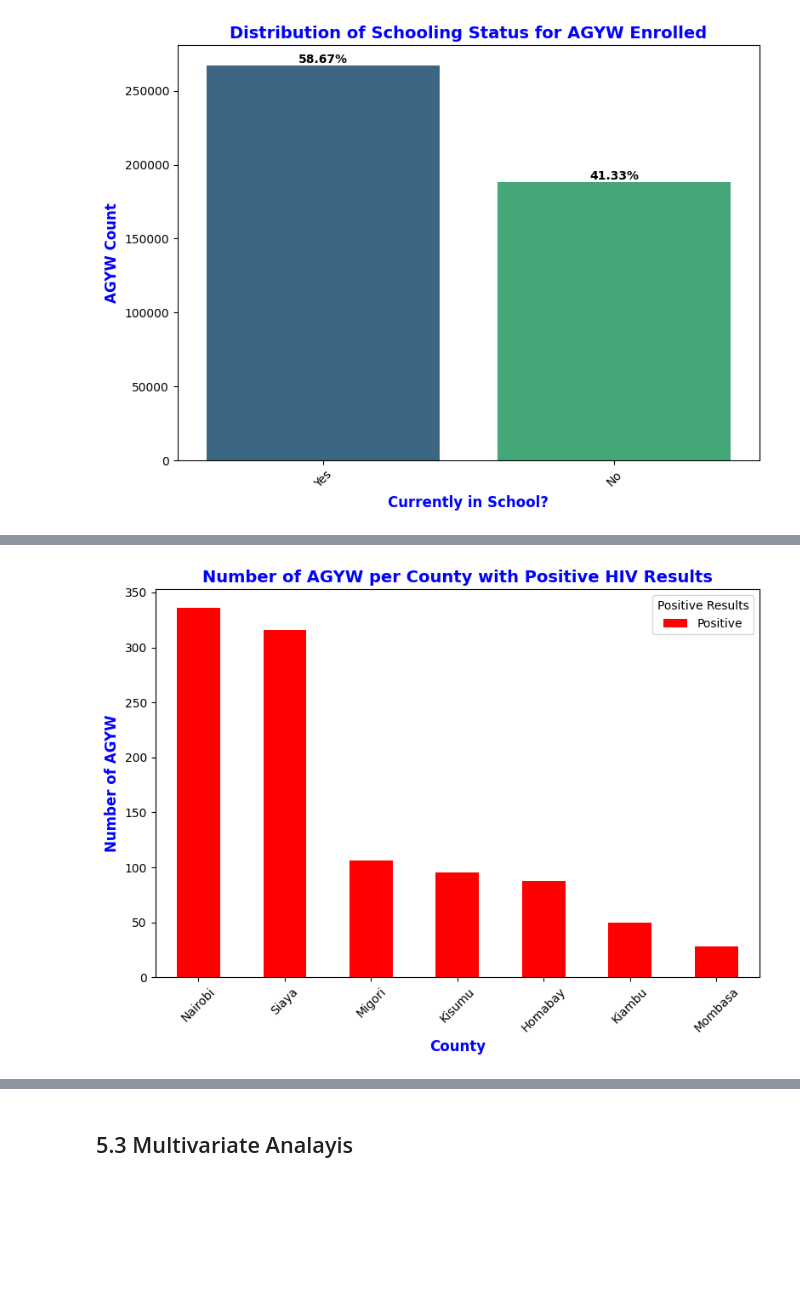
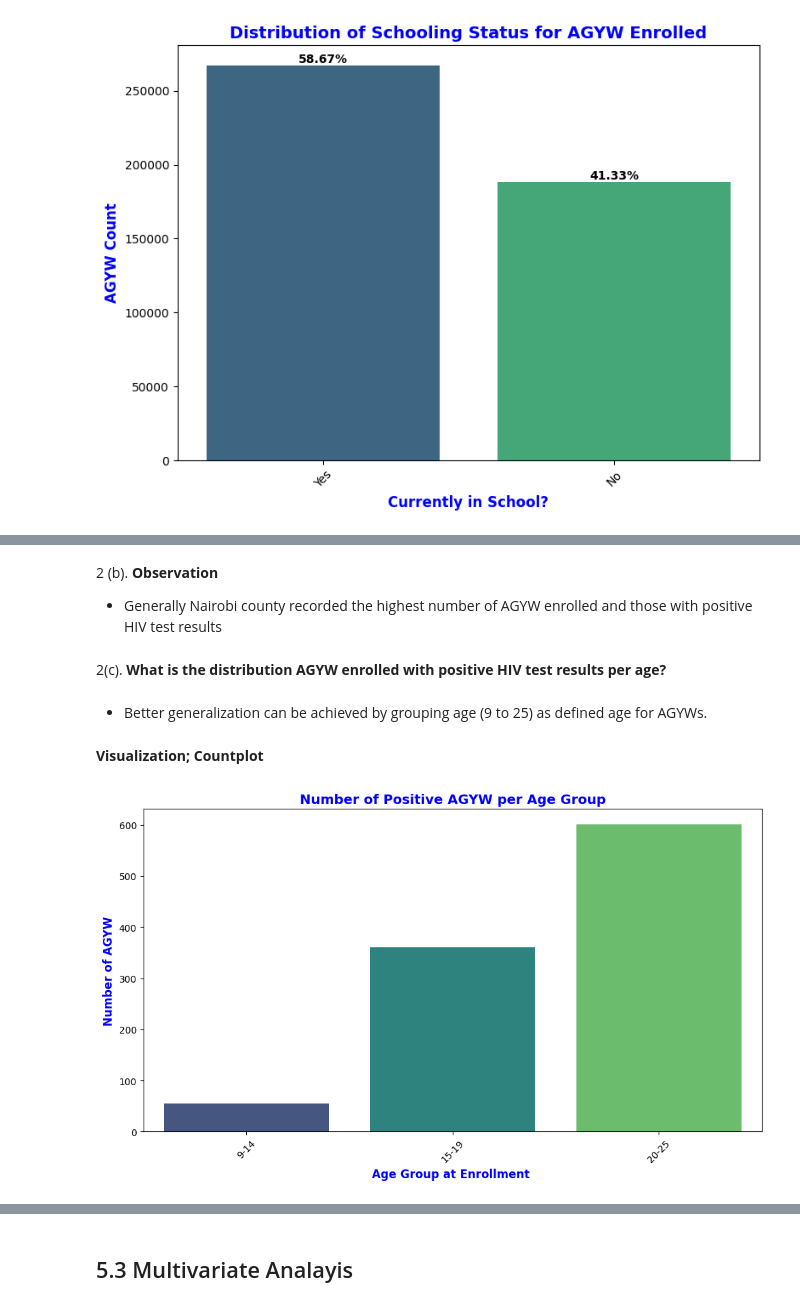
Before and after one commit to RichieRicky/DSF-PT08P5-GROUP5_CAPSTONE-PROJECT, a Jupyter notebook: FELIX_LIMO.ipynb, the cells around one changed output, grey strips where cells are left out. Cells and saved outputs as stored; diff of their text form; code cells hidden in the pictures; blank space fills up the shorter version.

```diff
--- a/FELIX_LIMO.ipynb
+++ b/FELIX_LIMO.ipynb
@@ -542,14 +623,36 @@ agyw_per_county
+# %% [markdown]
+2 (b). **Observation**
+
+* Generally Nairobi county recorded the highest number of AGYW enrolled and those with positive HIV test results
+# %% [markdown]
+2(c). **What is the distribution AGYW enrolled with positive HIV test results per age?**
+# %% [markdown]
+* Better generalization can be achieved by grouping age (9 to 25) as defined age for AGYWs.
+# %%
+#Filtertaset by age between 9 and 25
+# Filter positive HIV results only
+agyw_positive = clean_df[(clean_df['age_at_enrollment'] >= 9) & (clean_df['age_at_enrollment'] <= 25) & (clean_df['result'] == 'Positive')]
+
+# Age groups
+ages = [9, 14, 19, 25]
+age_labels = ['9-14', '15-19', '20-25']
+
+# Create a age group feature
+agyw_positive['age_group'] = pd.cut(agyw_positive['age_at_enrollment'], bins=ages, labels=age_labels, right=True)
+# %% [markdown]
+**Visualization; Countplot**
 # %%
-#Visualize
-#AGYW per county with positive hiv result
-agyw_per_county['Positive'].sort_values(ascending=False).plot(kind='bar', figsize=(8, 6), color='red')
-
-plt.title('Number of AGYW per County with Positive HIV Results', size=14, color='blue', weight='bold')
-plt.xlabel('County', size=12, color='blue', weight='bold')
+#Positive HIV per age of enrollment
+#Figure
+plt.figure(figsize=(10, 6))
+#Countplot
+sns.countplot(x='age_group', data=agyw_positive, palette='viridis')
+#Set title and labels
+plt.title('Number of Positive AGYW per Age Group', size=14, color='blue', weight='bold')
+plt.xlabel('Age Group at Enrollment ', size=12, color='blue', weight='bold')
 plt.ylabel('Number of AGYW', size=12, color='blue', weight='bold')
 plt.xticks(rotation=45)
-plt.legend(title='Positive Results')
 plt.tight_layout()
 plt.show()
 # %% [output]
-[figure, old version]
+[figure, new version]
```
Also changed, not shown: parts of 20 cells of this notebook.
